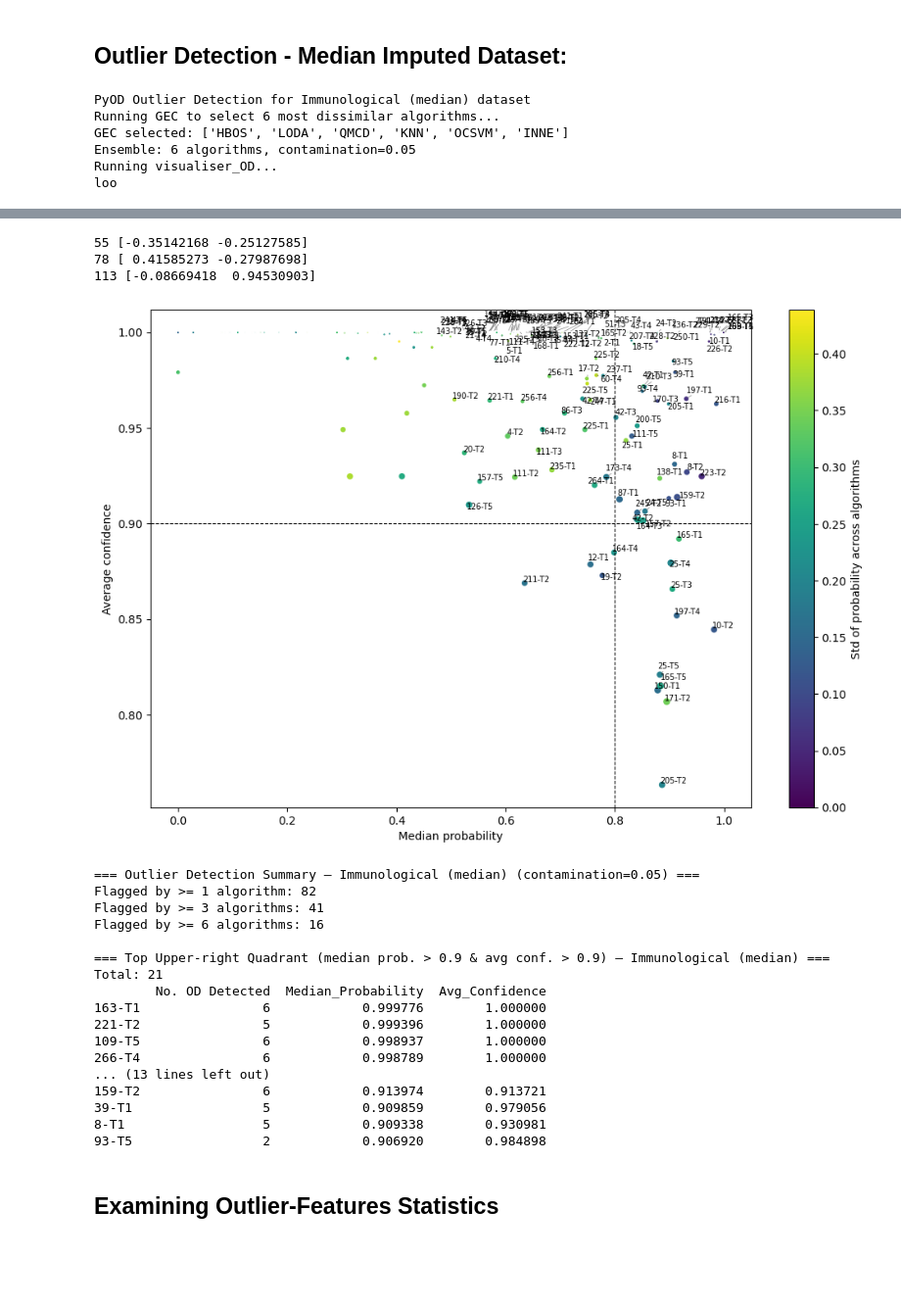
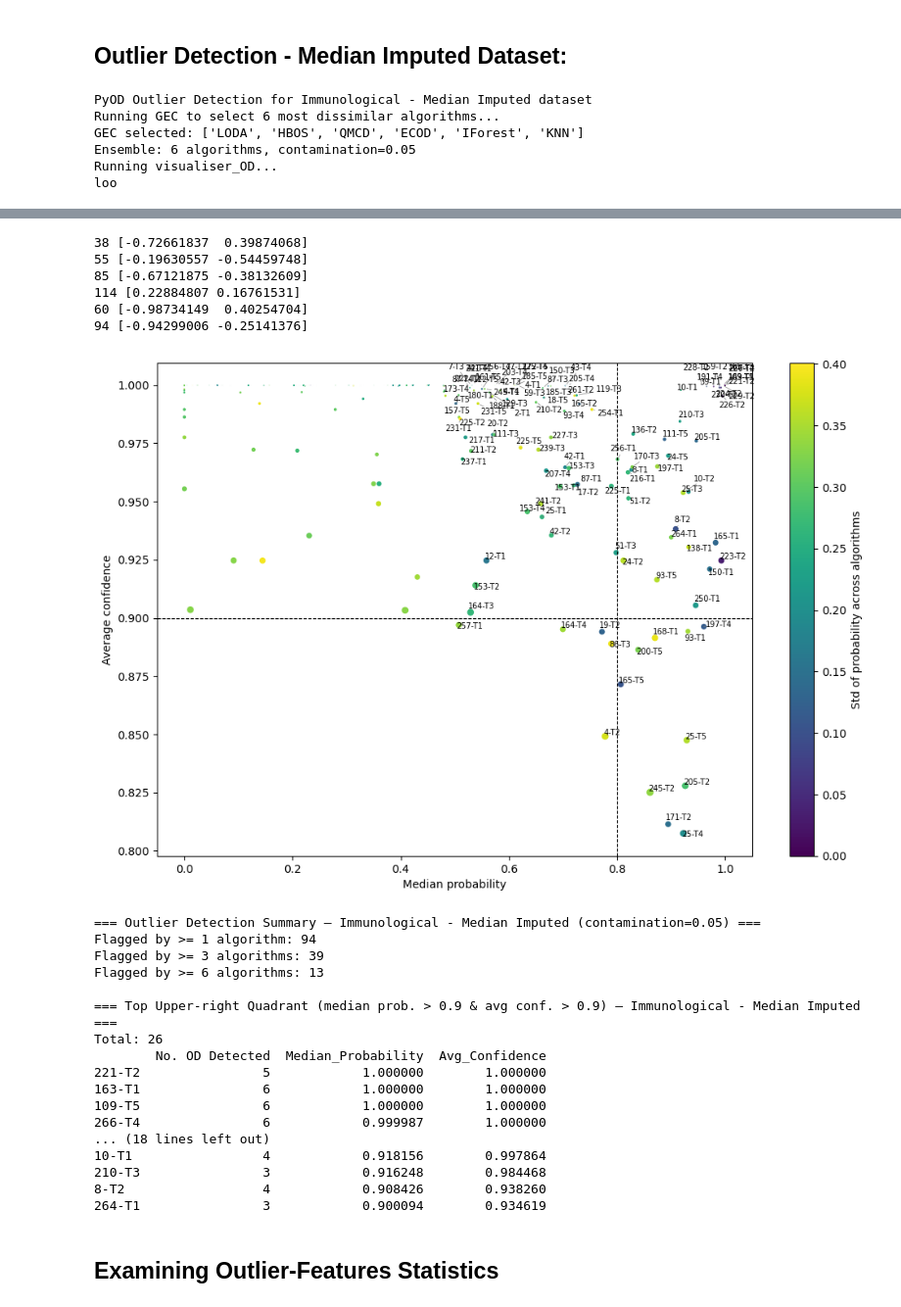
Before and after one commit to ma-farah/master-thesis, a Jupyter notebook: notebooks/4-exploring_outliers.ipynb, the cells around one changed output, grey strips where cells are left out. Shown at 98% size. Saved outputs shown, nothing was run; the diff lists cells and outputs as text; code cells hidden in the pictures; blank space fills up the shorter version.

```diff
--- a/notebooks/4-exploring_outliers.ipynb
+++ b/notebooks/4-exploring_outliers.ipynb
@@ -32,20 +32,12 @@ id_cols = ['Patient', 'Timepoint','Date']
 # Drop columns with >25% NaN before imputation
 df_im_mod = preprocess.remove_nan_cols(df_im_vis, threshold=0.25)
 
-# MiceForest imputation:
-df_im_imputed, _ = preprocess.impute_miceforest(
-    df_im_mod,
-    ex_cols=id_cols,
-    num_datasets=5,
-    iterations=10,
-    mean_match_candidates=5,
-)
+# Iterative imputation:
+df_im_imputed, _ = preprocess.impute_iterative(df_im_mod, ex_cols=id_cols, iterations=20, verbose=False)
 
 # Median imputation
 df_im_median = preprocess.impute_median(
     df_im_mod,
-    ex_cols=id_cols,
-    verbose=True
-)
+    ex_cols=id_cols, verbose=False)
 # %% [output]
   Dropped 14 columns with >25% NaN: ['TC_CD25hi', 'B_CD25hi', 'Eos_HLADR+', 'Mo2_HLADRhi', 'TC_HLADRhi', 'NK_HLADRhi', 'Eos_CD69+', 'Bas_CD69+', 'Mo_CD69+', 'B_CD69+', 'DC_CD69+', 'TH naive_PD1+', 'TH ...
@@ -74,6 +50,6 @@ no_od_df_im, outlier_candidates_im = explore.run_pyod_zryan(
     df_im_imputed,
     feature_cols=im_feat_cols,
     contamination=0.05,
-    name='Immunological - MiceForest',
+    name='Immunological - Iterative Imputation',
 )
 # %% [output]
@@ -111,12 +92,12 @@ no_od_df_im_med, outlier_candidates_im_med = explore.run_pyod_zryan(
     df_im_median,
     feature_cols=im_feat_cols,
     contamination=0.05,
-    name='Immunological (median)',
+    name='Immunological - Median Imputed',
 )
 # %% [output]
-PyOD Outlier Detection for Immunological (median) dataset
+PyOD Outlier Detection for Immunological - Median Imputed dataset
 Running GEC to select 6 most dissimilar algorithms...
-GEC selected: ['HBOS', 'LODA', 'QMCD', 'KNN', 'OCSVM', 'INNE']
+GEC selected: ['LODA', 'HBOS', 'QMCD', 'ECOD', 'IForest', 'KNN']
 Ensemble: 6 algorithms, contamination=0.05
 Running visualiser_OD...
 loo
@@ -124,24 +105,27 @@ loo
-55 [-0.35142168 -0.25127585]
-78 [ 0.41585273 -0.27987698]
-113 [-0.08669418  0.94530903]
+38 [-0.72661837  0.39874068]
+55 [-0.19630557 -0.54459748]
+85 [-0.67121875 -0.38132609]
+114 [0.22884807 0.16761531]
+60 [-0.98734149  0.40254704]
+94 [-0.94299006 -0.25141376]
-[figure, old version]
+[figure, new version]
-=== Outlier Detection Summary — Immunological (median) (contamination=0.05) ===
-Flagged by >= 1 algorithm: 82
-Flagged by >= 3 algorithms: 41
-Flagged by >= 6 algorithms: 16
+=== Outlier Detection Summary — Immunological - Median Imputed (contamination=0.05) ===
+Flagged by >= 1 algorithm: 94
+Flagged by >= 3 algorithms: 39
+Flagged by >= 6 algorithms: 13
 
-=== Top Upper-right Quadrant (median prob. > 0.9 & avg conf. > 0.9) — Immunological (median) ===
-Total: 21
+=== Top Upper-right Quadrant (median prob. > 0.9 & avg conf. > 0.9) — Immunological - Median Imputed ===
+Total: 26
         No. OD Detected  Median_Probability  Avg_Confidence
-163-T1                6            0.999776        1.000000
-221-T2                5            0.999396        1.000000
-109-T5                6            0.998937        1.000000
-266-T4                6            0.998789        1.000000
-... (13 lines left out)
-159-T2                6            0.913974        0.913721
-39-T1                 5            0.909859        0.979056
-8-T1                  5            0.909338        0.930981
-93-T5                 2            0.906920        0.984898
+221-T2                5            1.000000        1.000000
+163-T1                6            1.000000        1.000000
+109-T5                6            1.000000        1.000000
+266-T4                6            0.999987        1.000000
+... (18 lines left out)
+10-T1                 4            0.918156        0.997864
+210-T3                3            0.916248        0.984468
+8-T2                  4            0.908426        0.938260
+264-T1                3            0.900094        0.934619
 # %% [markdown]
 ## Examining Outlier-Features Statistics
 # %%
```
Also changed, not shown: parts of 7 cells of this notebook, 3 other files.
